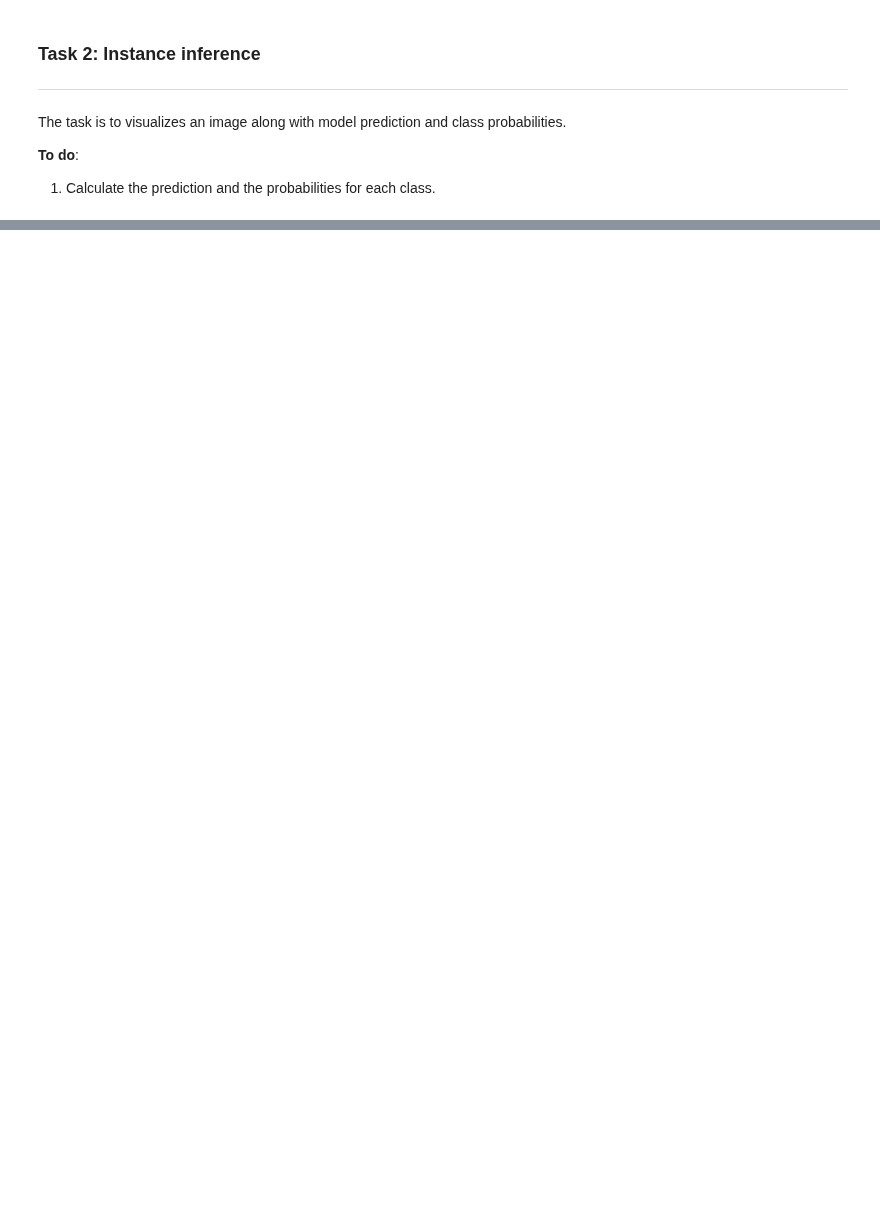
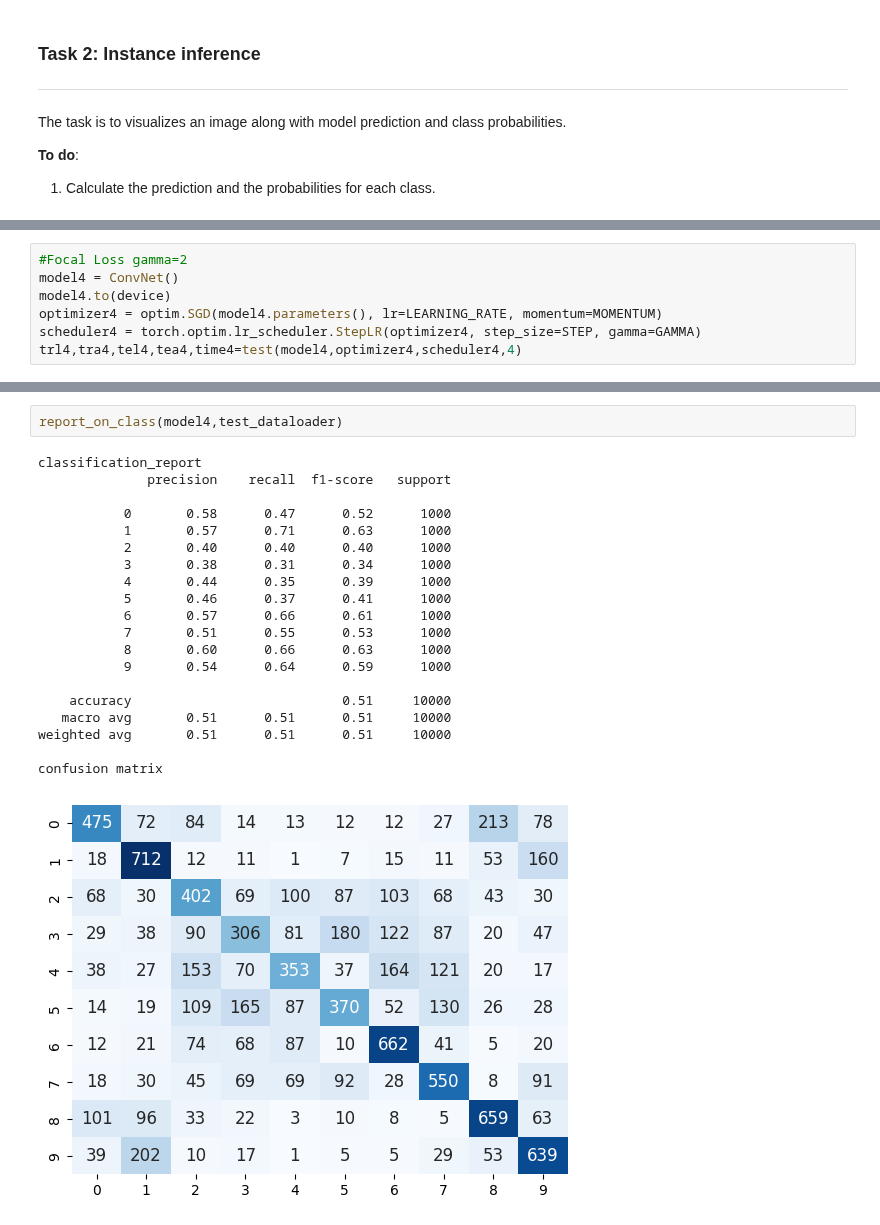
Before and after one commit to SustechSTA303/STA303-Assignment01, a Jupyter notebook: Assignment01.ipynb, the cells around one changed output, grey strips where cells are left out. Cells and saved outputs as stored; diff of their text form; blank space fills up the shorter version.

```diff
--- a/Assignment01.ipynb
+++ b/Assignment01.ipynb
@@ -288,0 +476,7 @@ for i in range(len(class_names)):
+# %%
+#Focal Loss gamma=2
+model4 = ConvNet()
+model4.to(device)
+optimizer4 = optim.SGD(model4.parameters(), lr=LEARNING_RATE, momentum=MOMENTUM)
+scheduler4 = torch.optim.lr_scheduler.StepLR(optimizer4, step_size=STEP, gamma=GAMMA)
+trl4,tra4,tel4,tea4,time4=test(model4,optimizer4,scheduler4,4)
@@ -288,0 +501,23 @@ for i in range(len(class_names)):
+# %%
+report_on_class(model4,test_dataloader)
+# %% [output]
+classification_report
+              precision    recall  f1-score   support
+
+           0       0.58      0.47      0.52      1000
+           1       0.57      0.71      0.63      1000
+           2       0.40      0.40      0.40      1000
+           3       0.38      0.31      0.34      1000
+           4       0.44      0.35      0.39      1000
+           5       0.46      0.37      0.41      1000
+           6       0.57      0.66      0.61      1000
+           7       0.51      0.55      0.53      1000
+           8       0.60      0.66      0.63      1000
+           9       0.54      0.64      0.59      1000
+
+    accuracy                           0.51     10000
+   macro avg       0.51      0.51      0.51     10000
+weighted avg       0.51      0.51      0.51     10000
+
+confusion matrix
+[figure, added]
```
Also changed, not shown: parts of 36 cells of this notebook.
